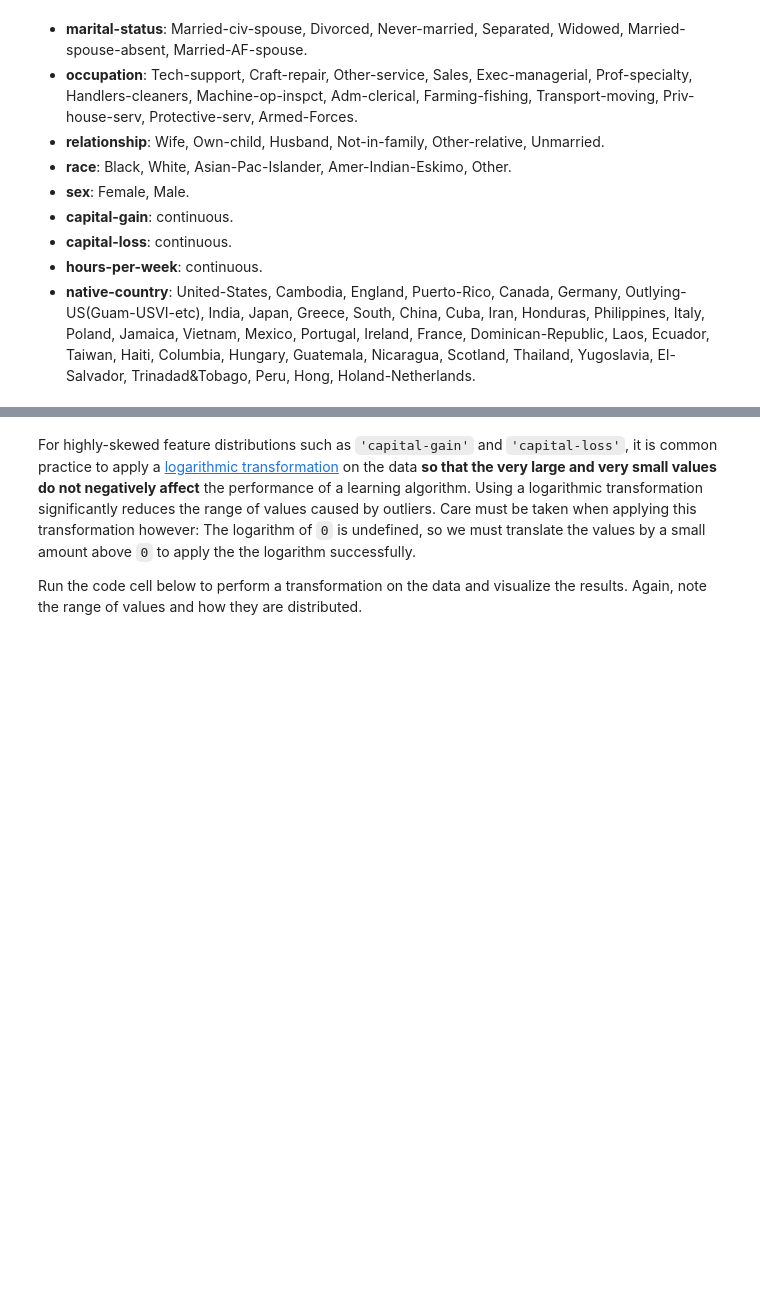
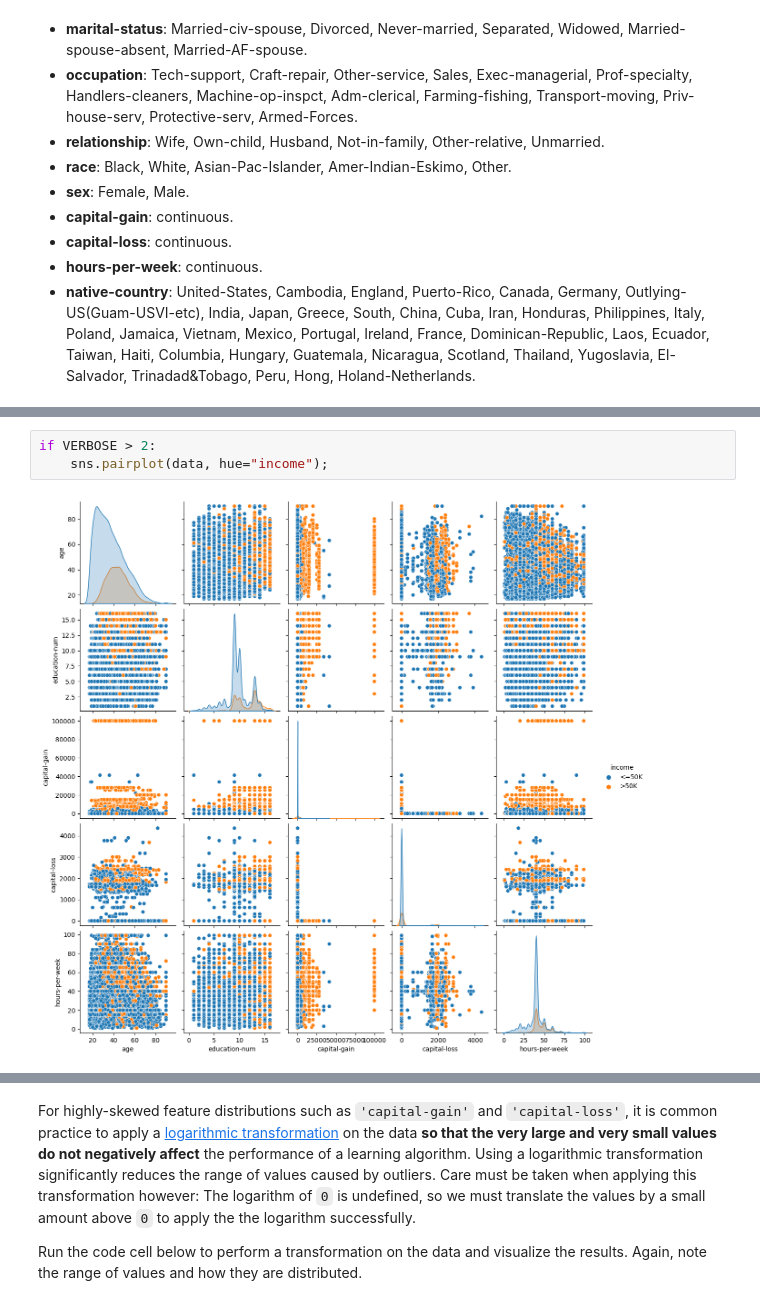
Before and after one commit to fab7/LESSONS-Supervised-Learning, a Jupyter notebook: project/finding_donors.ipynb, the cells around one changed output, grey strips where cells are left out. Drawn from its saved outputs; the diff is of its cells as text; blank space fills up the shorter version.

```diff
--- a/project/finding_donors.ipynb
+++ b/project/finding_donors.ipynb
@@ -100,0 +129,5 @@ Percentage of individuals making more than $50,000: 24.78439697492371%
+# %%
+if VERBOSE > 2:
+    sns.pairplot(data, hue="income");
+# %% [output]
+[figure, added]
```
Also changed, not shown: parts of 23 cells of this notebook.
